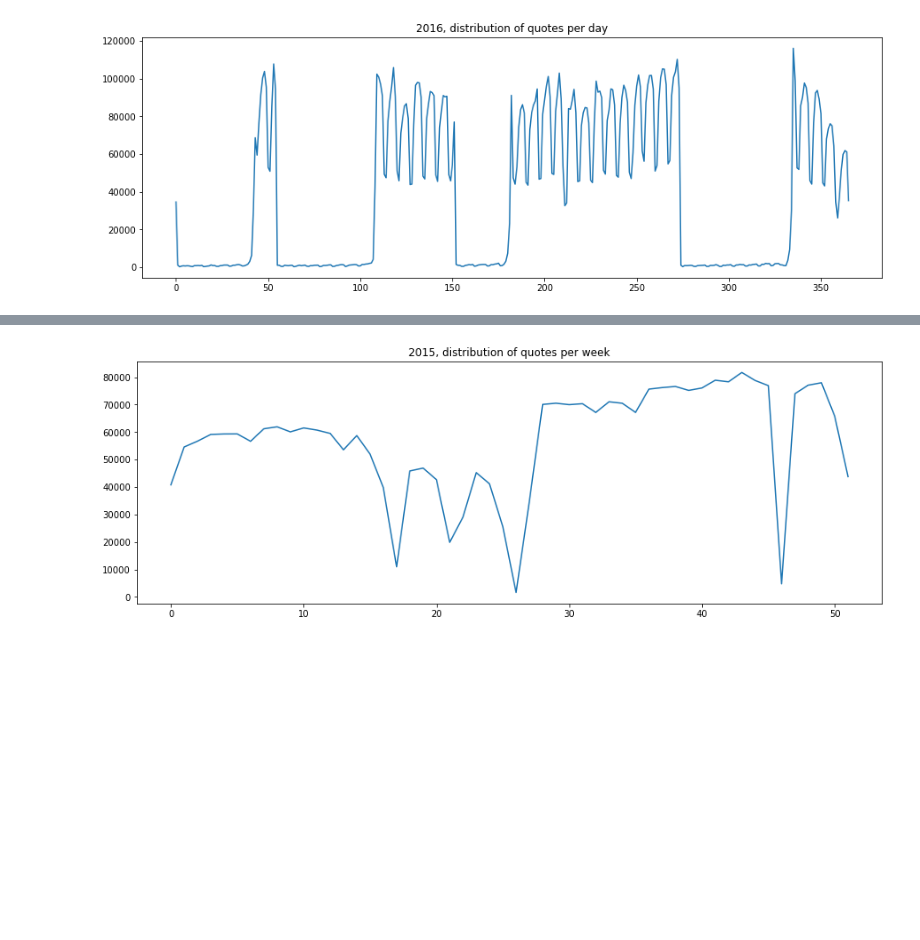
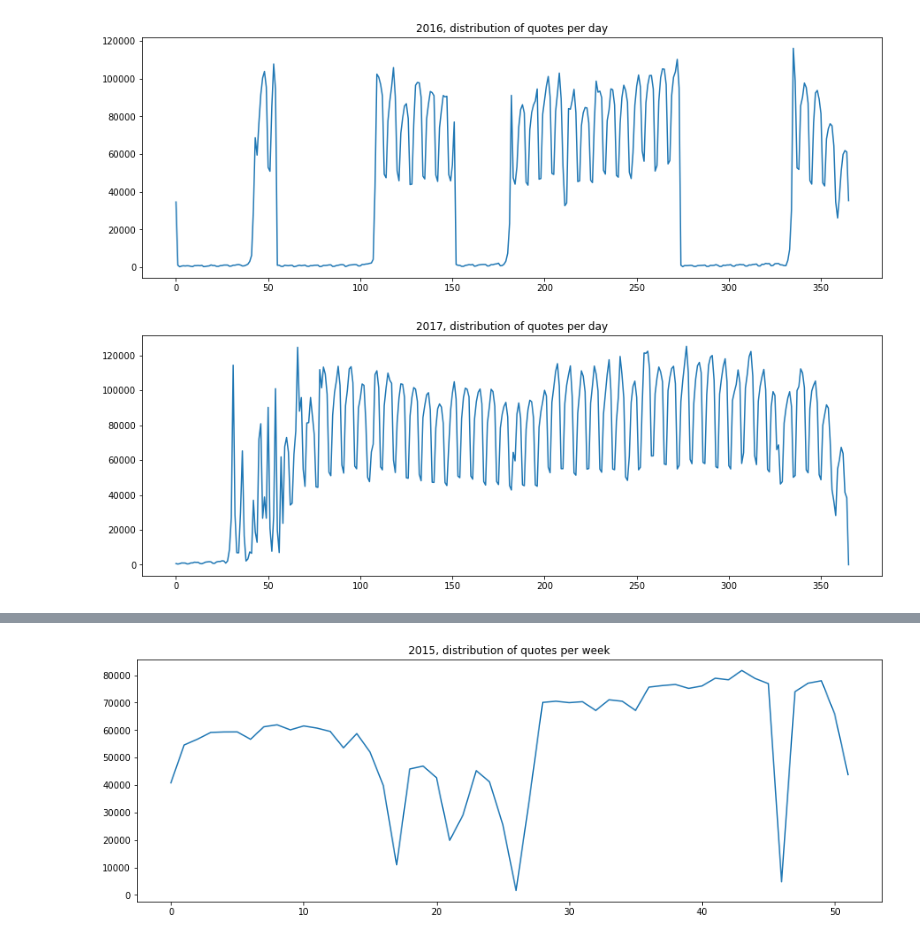
Before and after one commit to epfl-ada/ada-2021-project-abracadabra, a Jupyter notebook: Dictionaries for the years.ipynb, the cells around one changed output, grey strips where cells are left out. Cells and saved outputs as stored; diff of their text form; code cells hidden in the pictures; blank space fills up the shorter version.

Commit message:
new years

```diff
--- a/Dictionaries for the years.ipynb
+++ b/Dictionaries for the years.ipynb
@@ -142,2 +340,6 @@ plot_year('2016', dict_2015_2016, "2016, distribution of quotes per day", legend
 # %% [output]
 [figure]
+# %%
+plot_year('2017', dict_years, "2017, distribution of quotes per day", legend = False)
+# %% [output]
+[figure, added]
```
Also changed, not shown: parts of 6 cells of this notebook.
